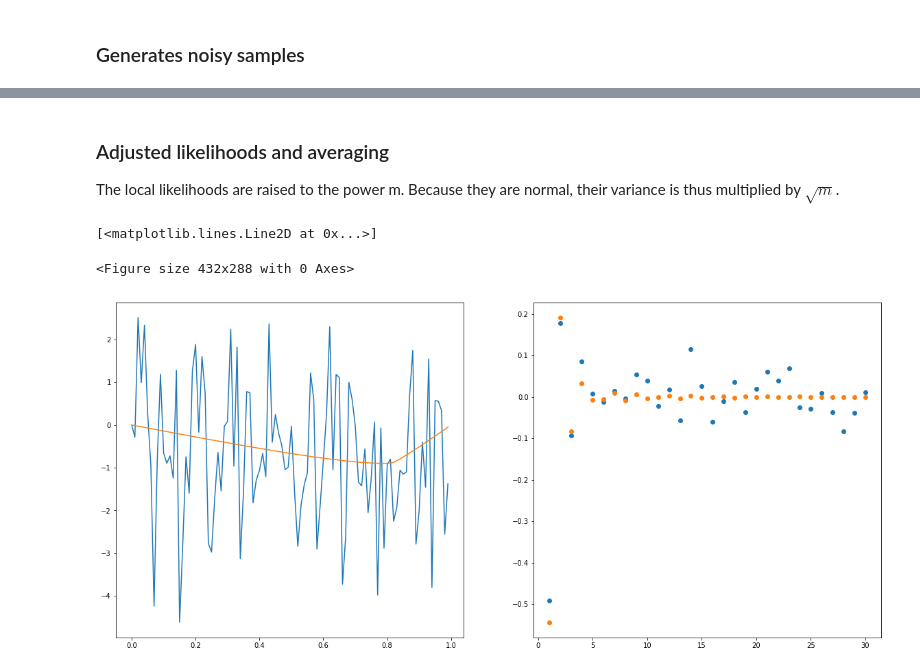
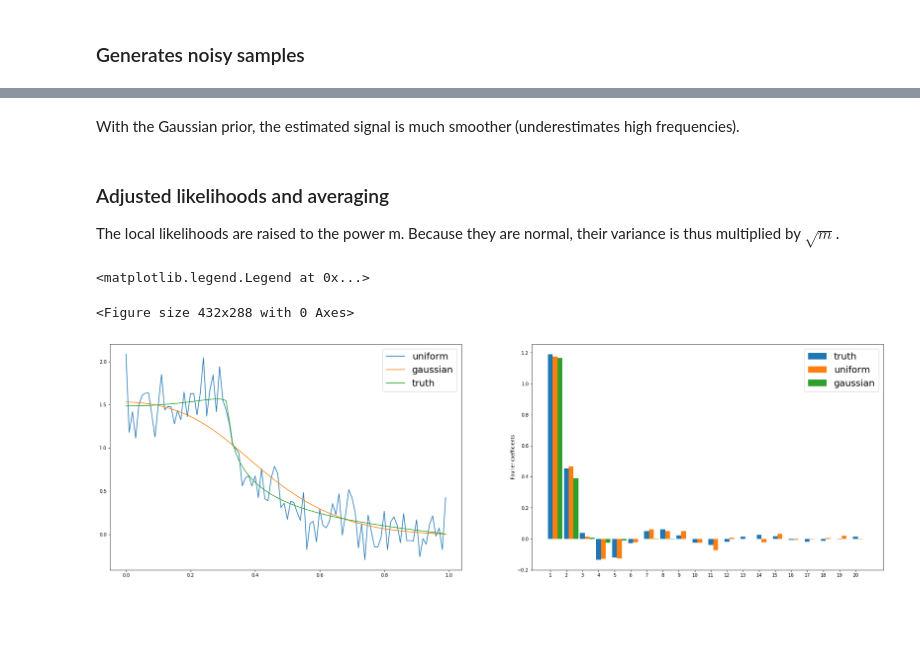
Before and after one commit to JTT94/distributed_posteriors, a Jupyter notebook: notebooks/uniform.ipynb, the cells around one changed output, grey strips where cells are left out. Drawn from its saved outputs; the diff is of its cells as text; code cells hidden in the pictures; blank space fills up the shorter version.

Commit message:
uniform simulations with 2 adjusting methods

```diff
--- a/notebooks/uniform.ipynb
+++ b/notebooks/uniform.ipynb
@@ -107,7 +135,7 @@ for i in range(1, N+1):
 # %%
 # Sample p values from each local posterior distribution with Gaussian prior
 
-p = 400
+p = 500
 
 post_gauss = np.zeros((N,p))
 
@@ -117,8 +145,8 @@ for i in range(1, N+1):
 
     for j in range(m):
 
-        samp[j,] = np.random.normal(loc = data[j,i-1] * n / (n + sigma ** 2 * m * i ** (1 + 2*alpha)),
-                                                             scale = sigma ** 2 * m / (n + sigma ** 2 * m * i ** (1 + 2*alpha)),
+        samp[j,] = np.random.normal(loc = data_3[j,i-1] * n / (n + sigma ** 2 * m * i ** (alpha + 0.5)),
+                                                             scale = sigma * np.sqrt(m / (n + sigma ** 2 * m * i ** (1 + 2*alpha))),
                                                                                        size=p)
 
     post_gauss[i-1,] = np.mean(samp, axis = 0)
@@ -129,18 +157,8 @@ post_gauss_nd = np.zeros((N,p))
 
 for i in range(1, N+1):
 
-    post_gauss_nd[i-1,] = np.random.normal(loc = np.mean(data[:,i-1]) * n / (n + sigma ** 2 * m * i ** (1 + 2*alpha)),
-                                           scale = sigma / np.sqrt(n + sigma * i ** (1 + 2*alpha)), size=p)
+    post_gauss_nd[i-1,] = np.random.normal(loc = np.mean(data_3[:,i-1]) * n / (n + sigma ** 2 * i ** (alpha + 0.5)),
+                                           scale = sigma / np.sqrt(n + sigma * i ** (2*alpha + 1)), size=p)
-# %%
-# Comparison with the non-distributed case
-
-post_nd = np.zeros((N,p))
-
-for i in range(1, N+1):
-
-    born = tau / (i ** (2 * alpha + 1))
-
-    post_nd[i-1,] = truncnorm.rvs(-born, born, loc = np.mean(data[:,i-1]), scale = sigma / np.sqrt(n), size=p)
 # %%
 # Plots of the global posterior densities of the first coefficients
 
@@ -205,42 +268,74 @@ Like in the Gaussian case, doesn't work well (unless there is an error in the pr
+# %% [markdown]
+With the Gaussian prior, the estimated signal is much smoother (underestimates high frequencies).
 # %% [markdown]
 ### Adjusted likelihoods and averaging
 
 The local likelihoods are raised to the power m. Because they are normal, their variance is thus multiplied by $\sqrt m$.
 # %%
-p = 400
+p = 500
 
+# uniform prior
 post_padj = np.zeros((N,p))
 
 for i in range(1, N+1):
 
     samp = np.zeros((m,p))
 
     for j in range(m):
 
-        born = tau / (i ** (alpha + 1))
+        born = tau / (i ** (alpha + 0.5))
 
-        samp[j,] = truncnorm.rvs(-born, born, loc = data[j,i-1], scale = sigma * m / np.sqrt(n), size=p)
+        samp[j,] = truncnorm.rvs(-born, born, loc = data_3[j,i-1], scale = sigma * m / np.sqrt(n), size=p)
 
     post_padj[i-1,] = np.mean(samp, axis = 0)
 
 est_coeff_padj = np.mean(post_padj, axis = 1)
 
+post_padj_gauss = np.zeros((N,p))
+
+for i in range(1, N+1):
+
+    samp = np.zeros((m,p))
+
+    for j in range(m):
+
+        samp[j,] = np.random.normal(loc = data_3[j,i-1] * n / (n + sigma ** 2 * m * i ** (2*alpha + 1)),
+                                                             scale = sigma / np.sqrt((n + sigma ** 2 * m * i ** (1 + 2*alpha))),
+                                                                                       size=p)
+
+    post_padj_gauss[i-1,] = np.mean(samp, axis = 0)
+
+est_coeff_padj_gauss = np.mean(post_padj_gauss, axis = 1)
+
 plt.figure()
 
-fig, ax = plt.subplots(1,2, figsize=(20/1,9/1))
-
+fig, ax = plt.subplots(1,2, figsize=(30/1,9/1))
 a = ax[0]
 X = np.arange(0,1,0.01)
-Y = [np.sum(est_coeff_padj * np.sqrt(2) * np.sin(np.pi * np.arange(1,N+1,1) * x)) for x in X]
-Y_true = [np.sum(theta_2 * np.sqrt(2) * np.sin(np.pi * np.arange(1,N+1,1) * x)) for x in X]
-a.plot(X,Y)
-a.plot(X,Y_true)
+#Y = [np.sum(est_coeff * np.sqrt(2) * np.sin(np.pi * np.arange(1,N+1,1) * x)) for x in X]
+Y = [np.sum(est_coeff_padj * np.cos(np.pi * (np.arange(1.0,N+1.0,1.0) - 0.5) * x)) for x in X]
+Y_gauss = [np.sum(est_coeff_padj_gauss * np.cos(np.pi * (np.arange(1.0,N+1.0,1.0) - 0.5) * x)) for x in X]
+#Y_nd = [np.sum(est_coeff_nd * np.sqrt(2) * np.sin(np.pi * np.arange(1,N+1,1) * x)) for x in X]
+#Y_nd = [np.sum(est_coeff_nd * np.cos(np.pi * (np.arange(1.0,N+1.0,1.0) - 0.5) * x)) for x in X]
+Y_true = [np.sum(theta_3 * np.cos(np.pi * (np.arange(1.0,N+1.0,1.0) - 0.5) * x)) for x in X]
+#Y_true = [np.sum(theta_2 * np.sqrt(2) * np.sin(np.pi * np.arange(1,N+1,1) * x)) for x in X]
+a.plot(X,Y,label="uniform")
+a.plot(X,Y_gauss,label="gaussian")
+#a.plot(X,Y_nd,label="non distributed", linestyle="dotted")
+a.plot(X,Y_true, label="truth")
+a.legend(fontsize = 20)
 
 a = ax[1]
-K = np.arange(1,N+1,1)
-a.plot(K[:30],est_coeff_padj[:30],'o')
-a.plot(K[:30],theta_2[:30],'o')
+index = np.arange(1,21,1)
+bar_width = 0.3
+opacity = 1
+a.bar(index, theta_3[:20], bar_width, align='center', alpha=opacity, label="truth")
+a.bar(index + bar_width, est_coeff[:20], bar_width, align='center', alpha=opacity, label="uniform")
+a.bar(index + 2*bar_width, est_coeff_padj_gauss[:20], bar_width, align='center', alpha=opacity, label="gaussian")
+a.set_xticks(index)
+a.set_ylabel('Fourier coefficients')
+a.legend(fontsize = 20)
 # %% [output]
-[<matplotlib.lines.Line2D at 0x...>]
+<matplotlib.legend.Legend at 0x...>
 <Figure size 432x288 with 0 Axes>
-[figure, old version]
+[figure, new version]
```
Also changed, not shown: parts of 17 cells of this notebook.
